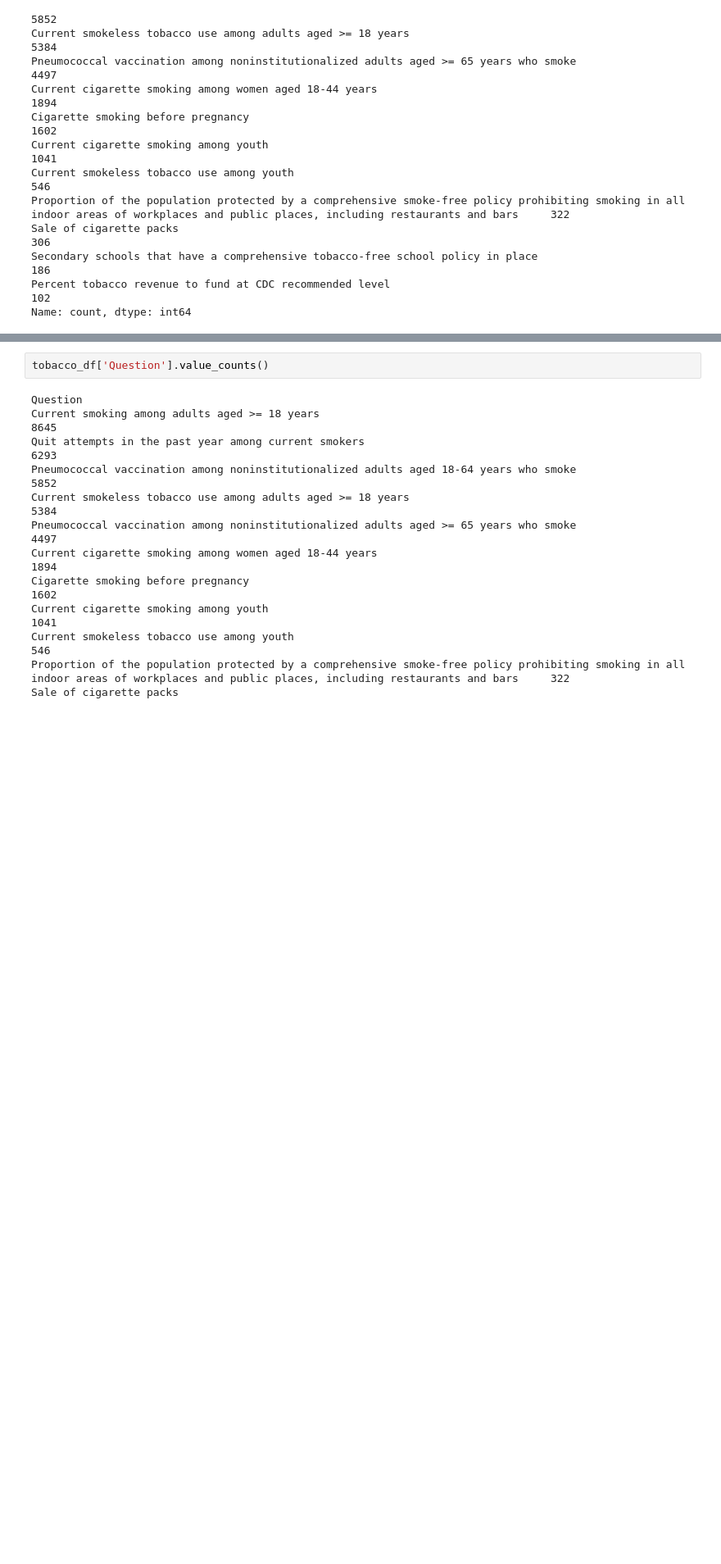
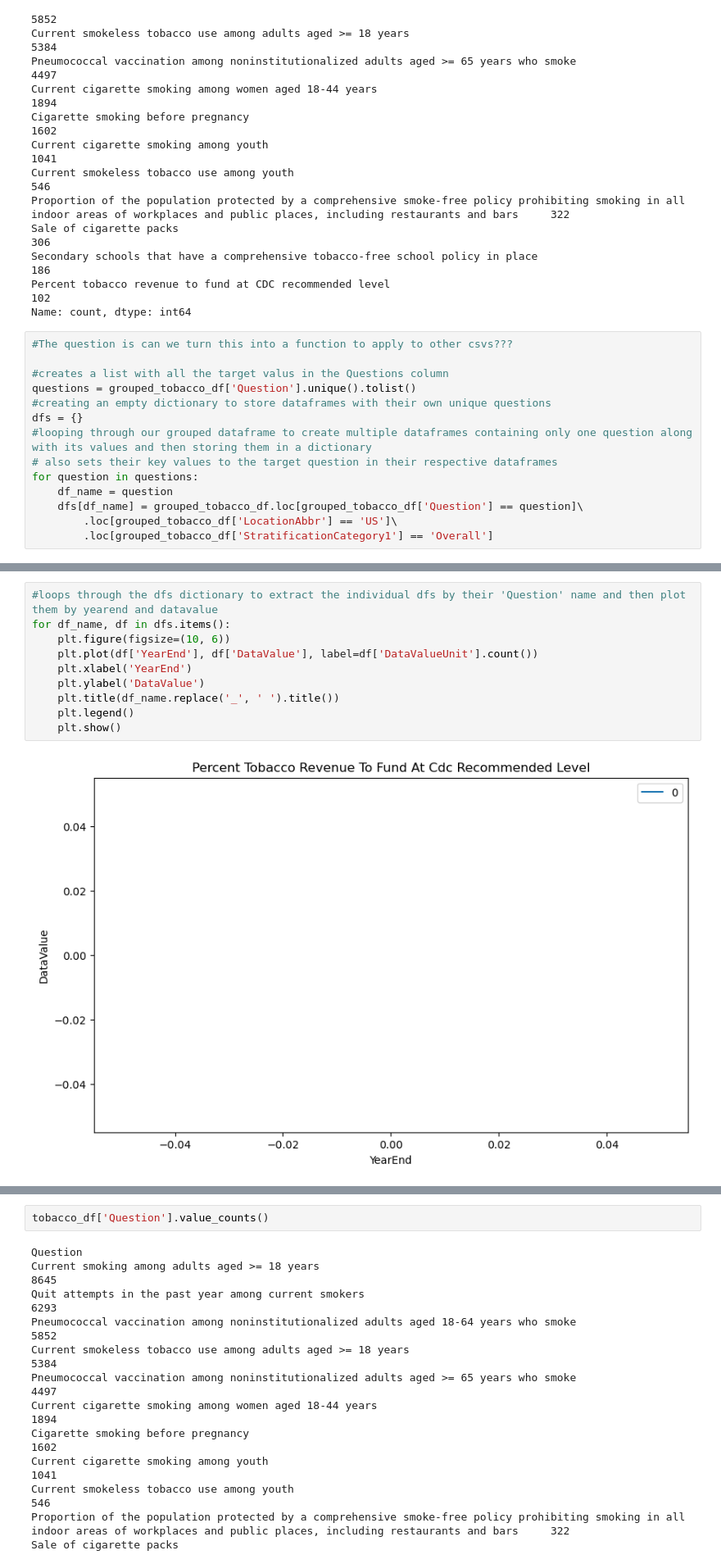
Before and after one commit to godzown82/analysis_of_us_chronic_diseases, a Jupyter notebook: Tobacco_df.ipynb, the cells around one changed output, grey strips where cells are left out. Shown at 82% size. Saved outputs shown, nothing was run; the diff lists cells and outputs as text; blank space fills up the shorter version.

Commit message:
updated the Tobacco ipynb file

```diff
--- a/Tobacco_df.ipynb
+++ b/Tobacco_df.ipynb
@@ -135,3 +132,17 @@ Sale of cigarette packs
 Secondary schools that have a comprehensive tobacco-free school policy in place                                                                                                         186
 Percent tobacco revenue to fund at CDC recommended level                                                                                                                                102
 Name: count, dtype: int64
+# %%
+#The question is can we turn this into a function to apply to other csvs???
+
+#creates a list with all the target valus in the Questions column
+questions = grouped_tobacco_df['Question'].unique().tolist()
+#creating an empty dictionary to store dataframes with their own unique questions
+dfs = {}
+#looping through our grouped dataframe to create multiple dataframes containing only one question along with its values and then storing them in a dictionary
+# also sets their key values to the target question in their respective dataframes
+for question in questions:
+    df_name = question
+    dfs[df_name] = grouped_tobacco_df.loc[grouped_tobacco_df['Question'] == question]\
+        .loc[grouped_tobacco_df['LocationAbbr'] == 'US']\
+        .loc[grouped_tobacco_df['StratificationCategory1'] == 'Overall']
@@ -137,0 +164,12 @@ Name: count, dtype: int64
+# %%
+#loops through the dfs dictionary to extract the individual dfs by their 'Question' name and then plot them by yearend and datavalue
+for df_name, df in dfs.items():
+    plt.figure(figsize=(10, 6))
+    plt.plot(df['YearEnd'], df['DataValue'], label=df['DataValueUnit'].count())
+    plt.xlabel('YearEnd')
+    plt.ylabel('DataValue')
+    plt.title(df_name.replace('_', ' ').title())
+    plt.legend()
+    plt.show()
+# %% [output]
+[figure, added]
```
Also changed, not shown: parts of 14 cells of this notebook.
